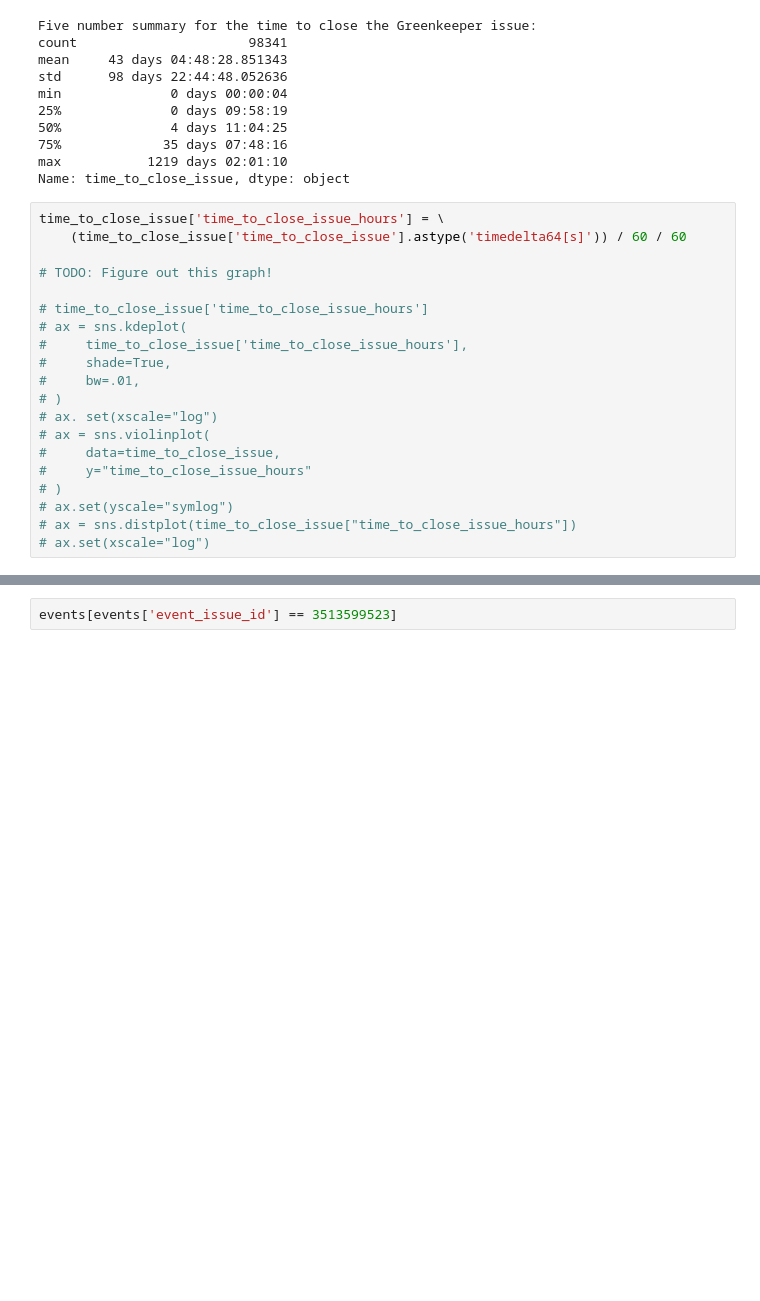
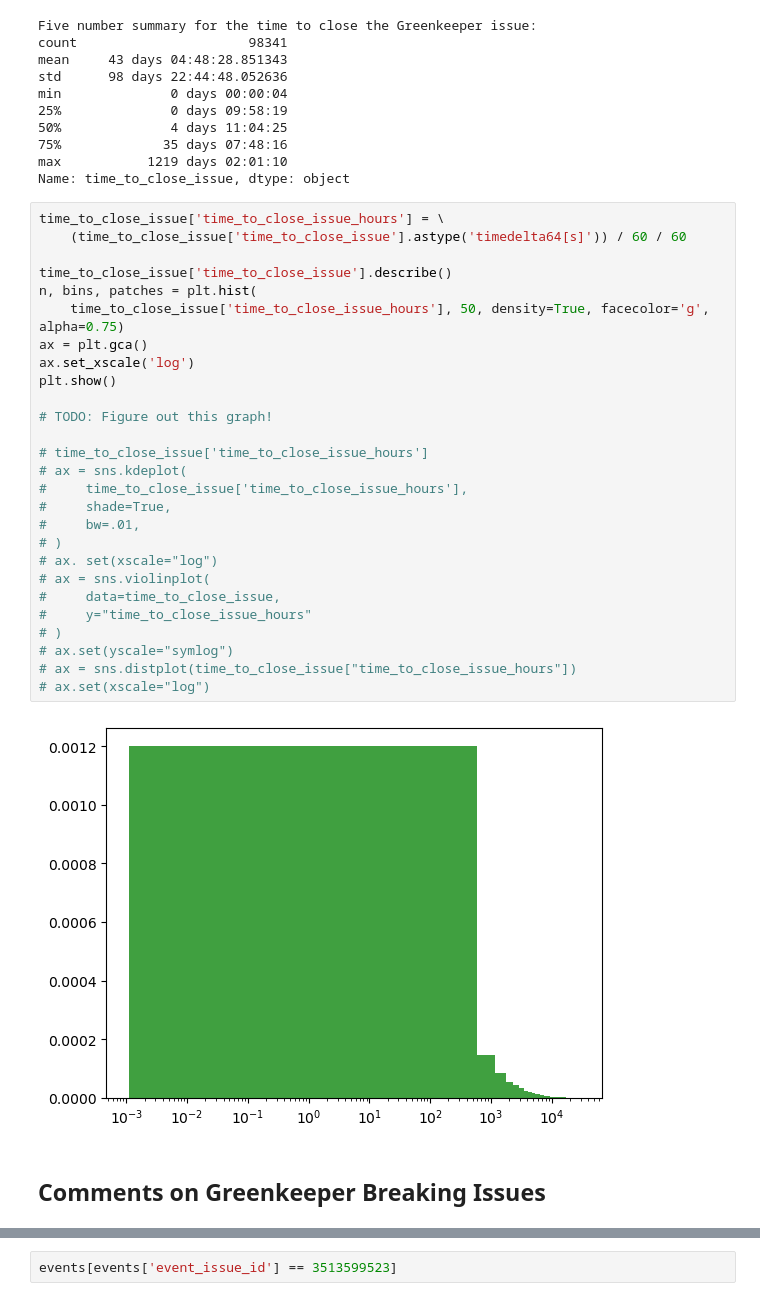
Before and after one commit to brombaut/GKIR_Analysis, a Jupyter notebook: gk_data_explore.ipynb, the cells around one changed output, grey strips where cells are left out. Drawn from its saved outputs; the diff is of its cells as text; blank space fills up the shorter version.

```diff
--- a/gk_data_explore.ipynb
+++ b/gk_data_explore.ipynb
@@ -77,21 +241,32 @@ Name: time_to_close_issue, dtype: object
 # %%
 time_to_close_issue['time_to_close_issue_hours'] = \
     (time_to_close_issue['time_to_close_issue'].astype('timedelta64[s]')) / 60 / 60
+
+time_to_close_issue['time_to_close_issue'].describe()
+n, bins, patches = plt.hist(
+    time_to_close_issue['time_to_close_issue_hours'], 50, density=True, facecolor='g', alpha=0.75)
+ax = plt.gca()
+ax.set_xscale('log')
+plt.show()
 
 # TODO: Figure out this graph!
 
 # time_to_close_issue['time_to_close_issue_hours']
 # ax = sns.kdeplot(
 #     time_to_close_issue['time_to_close_issue_hours'],
 #     shade=True,
 #     bw=.01,
 # )
 # ax. set(xscale="log")
 # ax = sns.violinplot(
 #     data=time_to_close_issue,
 #     y="time_to_close_issue_hours"
 # )
 # ax.set(yscale="symlog")
 # ax = sns.distplot(time_to_close_issue["time_to_close_issue_hours"])
 # ax.set(xscale="log")
+# %% [output]
+[figure, added]
+# %% [markdown]
+## Comments on Greenkeeper Breaking Issues
 # %% [markdown]
```
Also changed, not shown: parts of 56 cells of this notebook, 22 other files.
